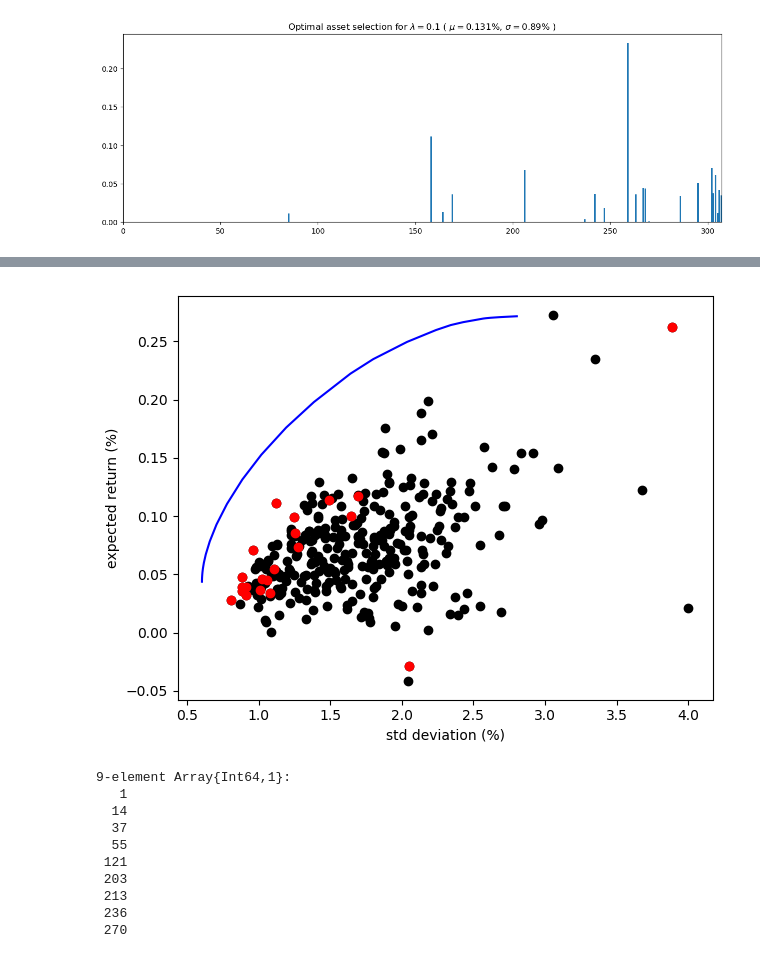
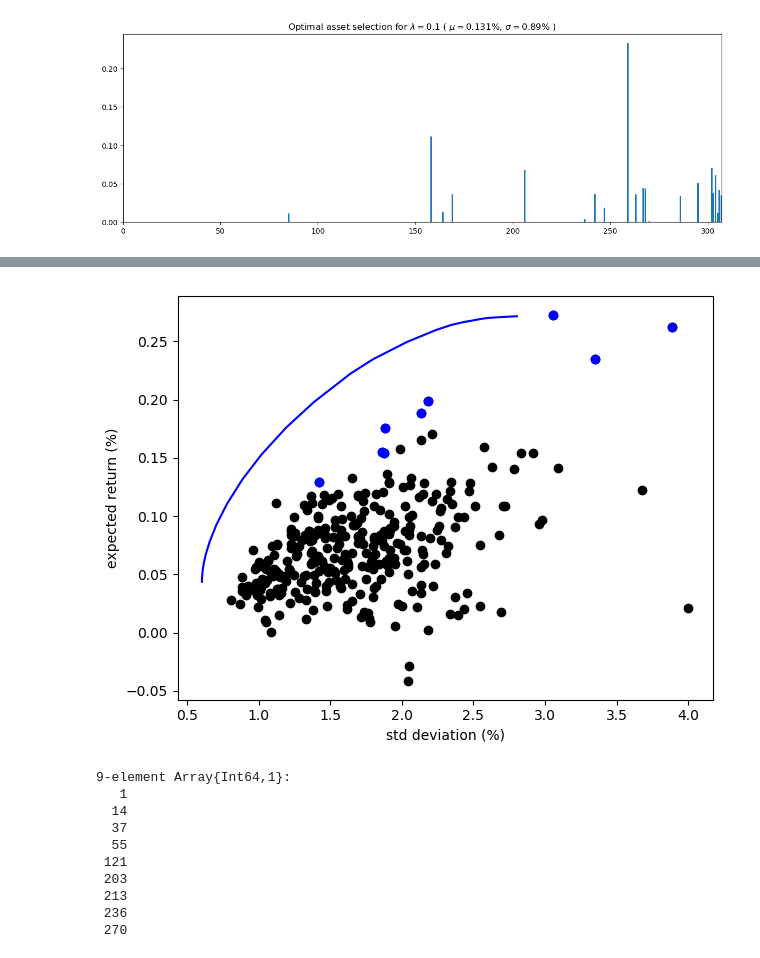
Before and after one commit to rtkg12/CS524-Financial-Optimization-Project, a Jupyter notebook: FP-with-part-2.ipynb, the cells around one changed output, grey strips where cells are left out. Saved outputs shown, nothing was run; the diff lists cells and outputs as text; code cells hidden in the pictures.

```diff
--- a/FP-with-part-2.ipynb
+++ b/FP-with-part-2.ipynb
@@ -325,12 +326,12 @@ subplot(211)
 
 @objective(m, Min, -dot(μ,x) + λ*dot(x,Σ*x) )
 solve(m)
-xsol = getvalue(x)
-ix1 = findall(xsol .> 1e-4)
-ret = dot(μ,xsol)
-std = sqrt(dot(xsol,Σ*xsol))
+xsol1 = getvalue(x)
+ix1 = findall(xsol1 .> 1e-4)
+ret = dot(μ,xsol1)
+std = sqrt(dot(xsol1,Σ*xsol1))
 xlim(0,nAssets)
-bar(1:nAssets,xsol[ix])
+bar(1:nAssets,xsol1[ix])
 title(string("Optimal asset selection for \$\\lambda=1\$"," ( \$\\mu=\$", round(ret,digits=3), "%, \$\\sigma=\$", round(std,digits=2), "% )"));
 tight_layout()
 subplot(212)
@@ -338,12 +339,12 @@ subplot(212)
 
 @objective(m, Min, -dot(μ,x) + λ*dot(x,Σ*x) )
 solve(m)
-xsol = getvalue(x)
-ix2 = findall(xsol .> 1e-4)
+xsol2 = getvalue(x)
+ix2 = findall(xsol2 .> 1e-4)
 ret = dot(μ,xsol)
-std = sqrt(dot(xsol,Σ*xsol))
+std = sqrt(dot(xsol2,Σ*xsol2))
 xlim(0,nAssets)
-bar(1:nAssets,xsol[ix])
+bar(1:nAssets,xsol2[ix])
 title(string("Optimal asset selection for \$\\lambda=3\$ x \$ 10^{2}\$"," ( \$\\mu=\$", round(ret,digits=3), "%, \$\\sigma=\$", round(std,digits=2), "% )"));
 tight_layout()
 # %% [output]
@@ -385,16 +408,16 @@ end
 # %%
 # plot tradeoff curve
 plot(std,ret,"b-")
 plot(sqrt.(diag(Σ)), μ, "k.", markersize=12)
-plot(sqrt.(diag(Σ))[ix1], μ[ix1], "r.", markersize=12)  # low-risk portfolio
-#plot(sqrt.(diag(Σ))[ix2], μ[ix2], "r.", markersize=12)  # at the "elbow" of the curve
+#plot(sqrt.(diag(Σ))[ix1], μ[ix1], "r.", markersize=12)  # low-risk portfolio
+plot(sqrt.(diag(Σ))[ix2], μ[ix2], "b.", markersize=12)  # at the "elbow" of the curve
 xlabel("std deviation (%)")
 ylabel("expected return (%)")
 #axis([1.5,4.5,0,.4]);
 tight_layout()
 #savefig("folio5_pareto.pdf")
 # %% [output]
-[figure, old version]
+[figure, new version]
 # %%
 ix2
 # %% [output]
```
Also changed, not shown: parts of 3 cells of this notebook.
